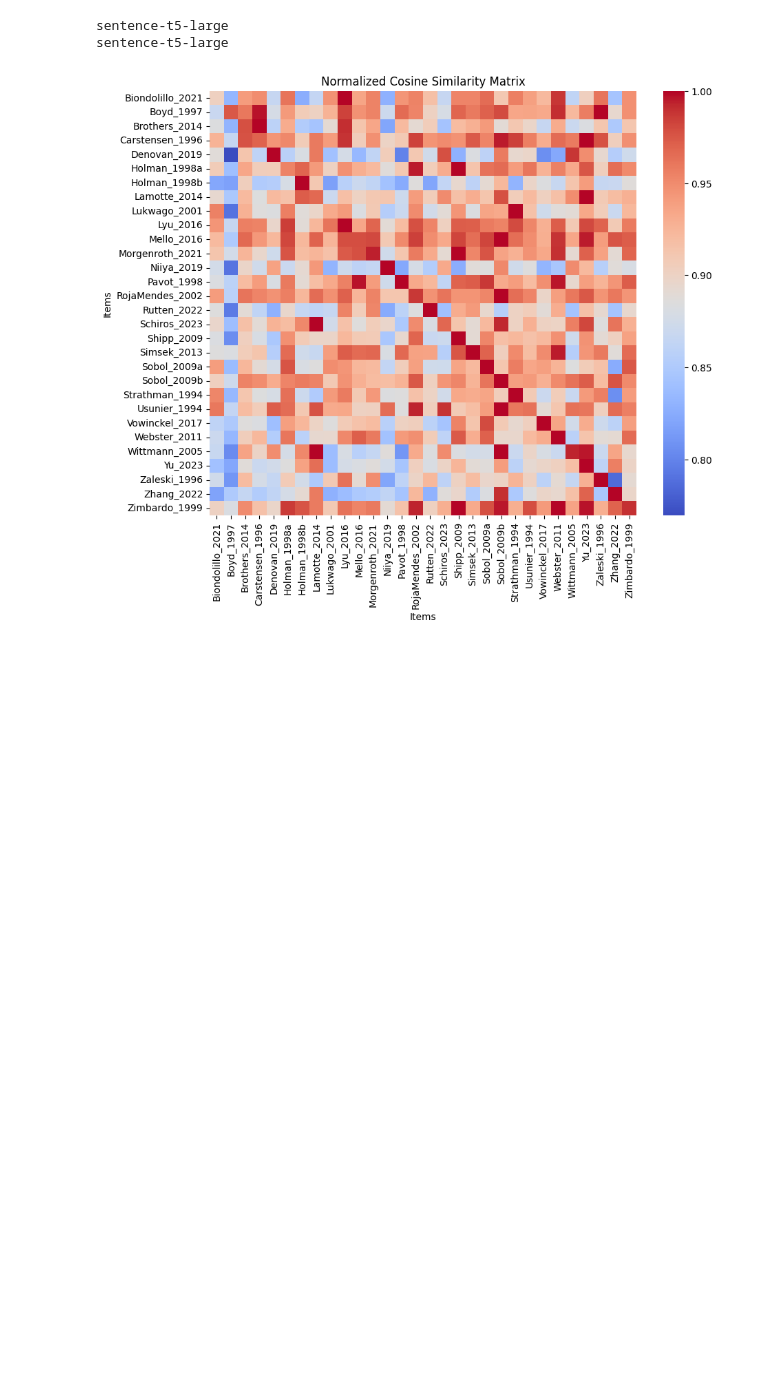
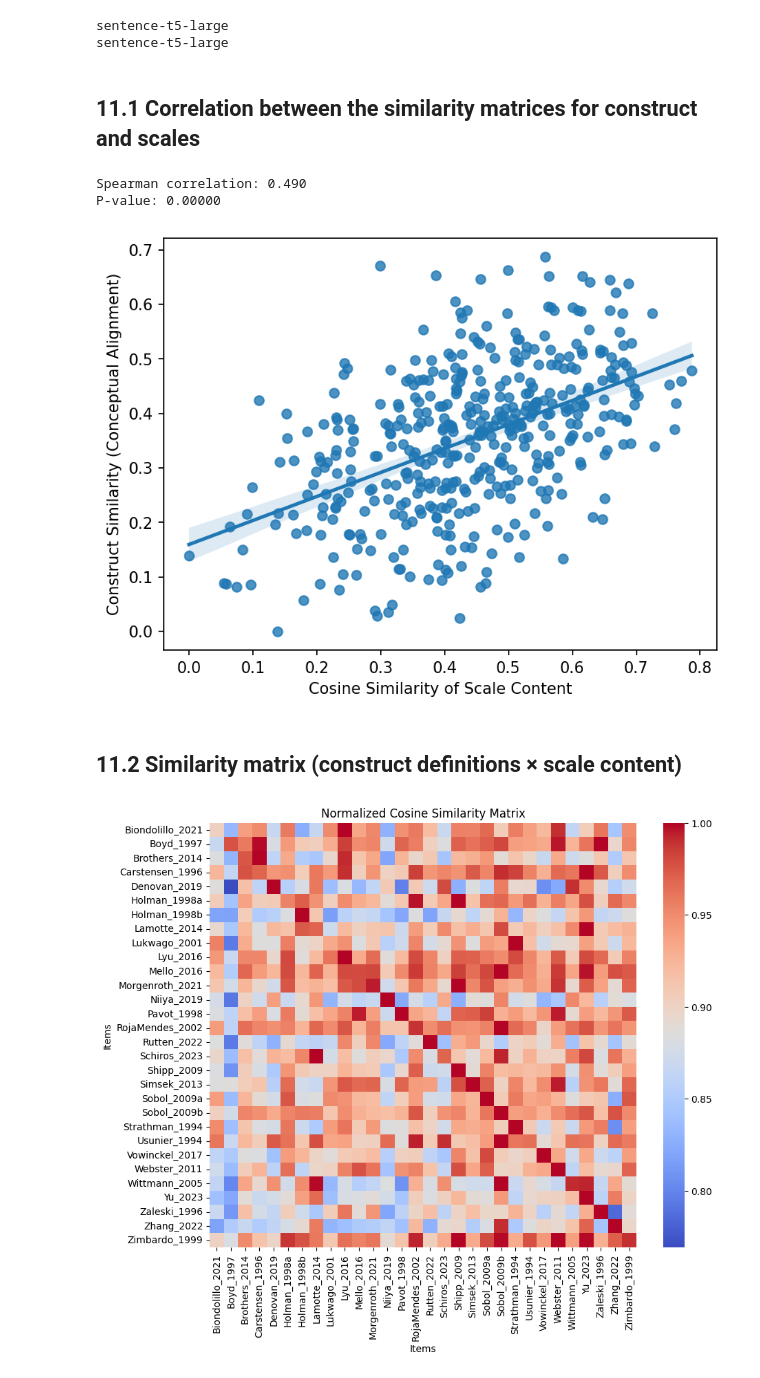
Before and after one commit to Rodrigo-Motta/Timing_LLM, a Jupyter notebook: notebooks/Paper_LLM_AC.ipynb, the cells around one changed output. Saved outputs shown, nothing was run; the diff lists cells and outputs as text; code cells hidden in the pictures; blank space fills up the shorter version.

```diff
--- a/notebooks/Paper_LLM_AC.ipynb
+++ b/notebooks/Paper_LLM_AC.ipynb
@@ -333,6 +239,45 @@ arr_constructs = ut.get_embedding(data_constructs, model_list, num_refs, n_scram
 # %% [output]
 sentence-t5-large
 sentence-t5-large
+# %% [markdown]
+## 11.1 Correlation between the similarity matrices for construct and scales
+# %%
+items_array = df_distances_items.where(np.triu(np.ones(df_distances_items.shape), k=1).astype(bool)).stack().tolist()
+constructs_array = df_distances_constructs.where(np.triu(np.ones(df_distances_constructs.shape), k=1).astype(bool)).stack().tolist()
+
+plt.figure(dpi=150)
+sns.regplot(x=items_array, y=constructs_array);
+plt.xlabel('Cosine Similarity of Scale Content')
+plt.ylabel('Construct Similarity (Conceptual Alignment)')
+
+
+def permute_spearmanr(x, y, n_permutations=5000):
+    observed_corr, _ = spearmanr(x, y)
+    n = len(x)
+    permutations = np.zeros(n_permutations)
+
+    for i in range(n_permutations):
+        permuted_y = np.random.permutation(y)
+        permuted_corr, _ = spearmanr(x, permuted_y)
+        permutations[i] = permuted_corr
+
+    p_value = np.sum(np.abs(permutations) >= np.abs(observed_corr)) / n_permutations
+    return observed_corr, p_value
+
+# Checking correlation significance
+corr, pval = permute_spearmanr(items_array, constructs_array)
+print(f"Spearman correlation: {corr:.3f}")
+print(f"P-value: {pval:.5f}")
+
+
+#from scipy.stats import rankdata
+#sns.regplot(x=rankdata(items_array), y=rankdata(constructs_array));
+# %% [output]
+Spearman correlation: 0.490
+P-value: 0.00000
+[figure, added]
+# %% [markdown]
+## 11.2 Similarity matrix (construct definitions × scale content)
 # %%
 model = 0
 # Calculate cosine similarity matrix
```
Also changed, not shown: parts of 19 cells of this notebook, 1 other file.
